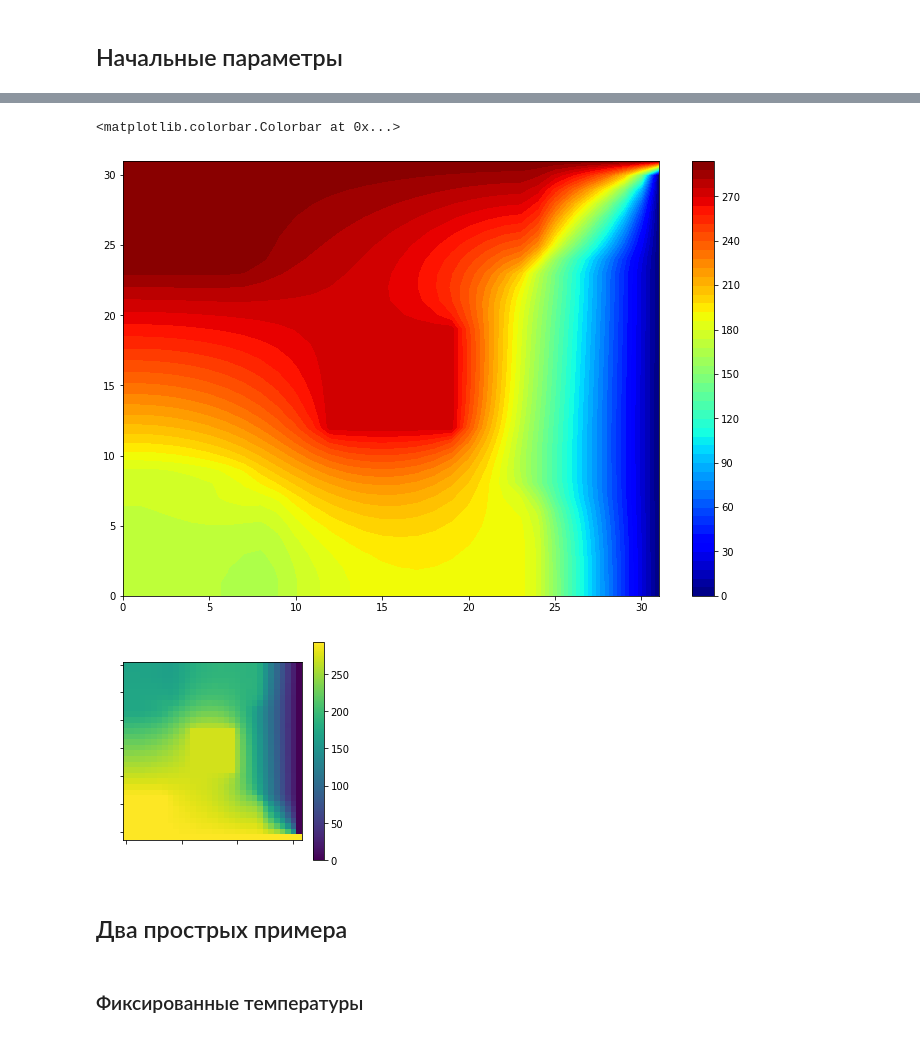
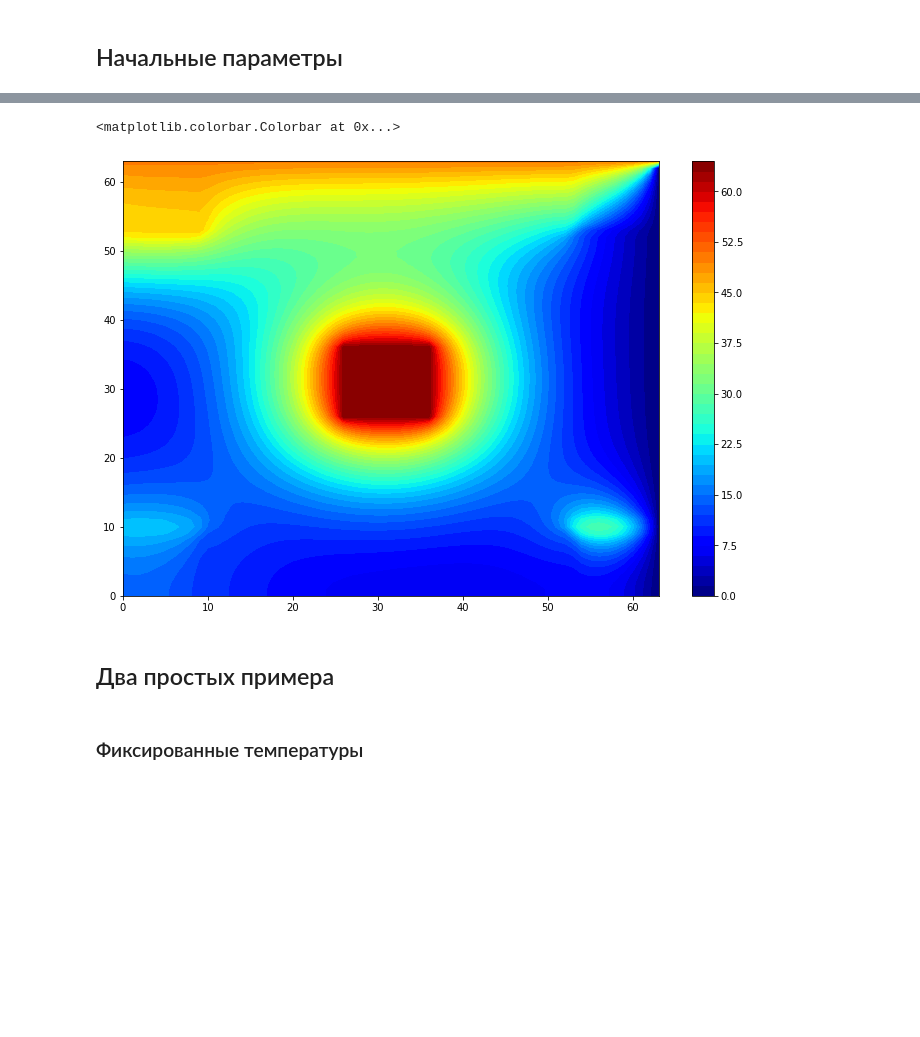
Before and after one commit to dimared/vmetf, a Jupyter notebook: 3task.ipynb, the cells around one changed output, grey strips where cells are left out. Cells and saved outputs as stored; diff of their text form; code cells hidden in the pictures; blank space fills up the shorter version.

```diff
--- a/3task.ipynb
+++ b/3task.ipynb
@@ -10,16 +10,18 @@ from tqdm import tqdm_notebook
 # %% [markdown]
 ## Начальные параметры
 # %%
-N = 32
+N = 64
 T = np.zeros((N,N))
 T = np.random.random((N,N))
 
 dx = 0.1
 dV = dx**2
 
-T1 = 293
+T1 = 50
 T0 = 0
-T0_internal = 273
+T0_internal = 64
+
+q_b = -0.1
 
 L0 = 0.1
 Lambda = np.full((N,N), L0)
@@ -27,10 +29,10 @@ Lambda = np.full((N,N), L0)
 S_c = np.zeros((N,N))
 S_p = np.zeros((N,N))
 
-small = 1e-15
+small = 1e-16
 
 # Определим внутренние граничные условия
-blocks= 4    # >= 1
+blocks= 6    # >= 1
 
 
 Lambda[(blocks-1)*N//blocks:, :N//blocks] = 1e20
@@ -42,12 +44,12 @@ M = 1e20
 S_c[N*(blocks-1)//(2*blocks):N*(blocks+1)//(2*blocks), N*(blocks-1)//(2*blocks):N*(blocks+1)//(2*blocks)] = M*T0_internal
 S_p[N*(blocks-1)//(2*blocks):N*(blocks+1)//(2*blocks), N*(blocks-1)//(2*blocks):N*(blocks+1)//(2*blocks)] = -M
 
-q_b = 5
+q_b_internal = 31
 Lambda[:N//blocks, (blocks-1)*N//blocks:] = small
-S_c[N//blocks:N//blocks+2, (blocks-1)*N//blocks:] = q_b * dx / dV
+S_c[N//blocks:N//blocks+2, (blocks-1)*N//blocks:] = q_b_internal * dx / dV
 
-T1_internal = 150
-T2_internal = 150
+T1_internal = 12
+T2_internal = 24
 Lambda[:N//blocks, :N//blocks] = small
 S_c[N//blocks:N//blocks+2, :N//blocks] = dx/dV * 2*L0/dx * T2_internal
 S_p[N//blocks:N//blocks+2, :N//blocks] = -dx/dV * 2*L0/dx
@@ -64,7 +66,7 @@ def refreshT():
     # внизу  - поток q = 0
     T[0, :] = T[1, :]
     # слева - поток q != 0
-    T[:, 0] = T[:, 1]
+    T[:, 0] = T[:, 1] + q_b * dx / L0
     # справа - T = 0
     T[:, -1] = T0
     # внизу - T != 0
@@ -83,7 +85,7 @@ def getab(i,j):
 
 refreshT()
 
-for _ in tqdm_notebook(range(120)):
+for _ in tqdm_notebook(range(100)):
     T_prom = T.copy()
     for i in range(0,N-1):
         P = np.zeros(N)
@@ -100,41 +102,40 @@ for _ in tqdm_notebook(range(120)):
 
     T = T_prom.copy()
     refreshT()
 
     for j in range(0,N-1):
         P = np.zeros(N)
         Q = np.zeros(N)
         Q[0] = T[0, j]
         for i in range(0,N-1):
             a_w, a_n, a_e, a_s, a_p, b = getab(i,j)
 
             P[i+1] = a_n / (a_p-a_s*P[i])
             Q[i+1] = (a_w*T[i,j-1]+a_e*T[i,j+1]+b + a_s*Q[i])/(a_p-a_s*P[i])
 
         for i in range(N-2, -1, -1):
             T_prom[i,j] = P[i+1]*T_prom[i+1,j]+Q[i+1]
 
     T = T_prom.copy()
     refreshT()
 
 
 fig, ax = plt.subplots(figsize = (12,8))
 colorinterpolation = 50
 colourMap = plt.cm.jet
 picture = ax.contourf(T, colorinterpolation, cmap=colourMap)
 fig.colorbar(picture)
 
-fig, ax = plt.subplots(figsize = (4,4))
-picture = ax.imshow(T)
-ax.tick_params(labelcolor='w')
-fig.colorbar(picture)
+# fig, ax = plt.subplots(figsize = (4,4))
+# picture = ax.imshow(T)
+# ax.tick_params(labelcolor='w')
+# fig.colorbar(picture)
 # %% [output]
 [interactive output not drawn]
 <matplotlib.colorbar.Colorbar at 0x...>
-[figure, old version]
+[figure, new version]
-[figure, removed]
 # %% [markdown]
-## Два прострых примера
+## Два простых примера
 # %% [markdown]
 ### Фиксированные температуры
 # %%
```
